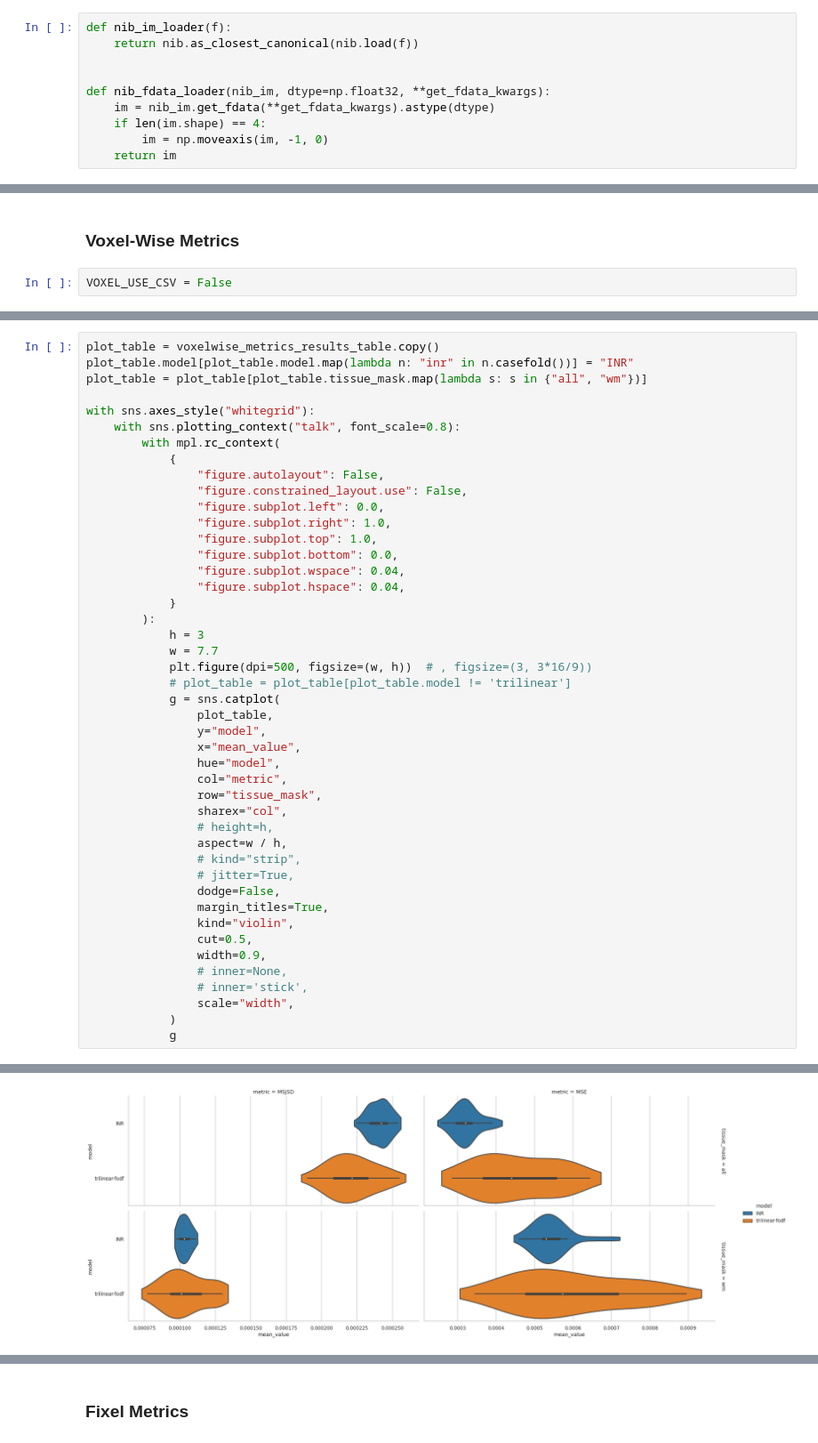
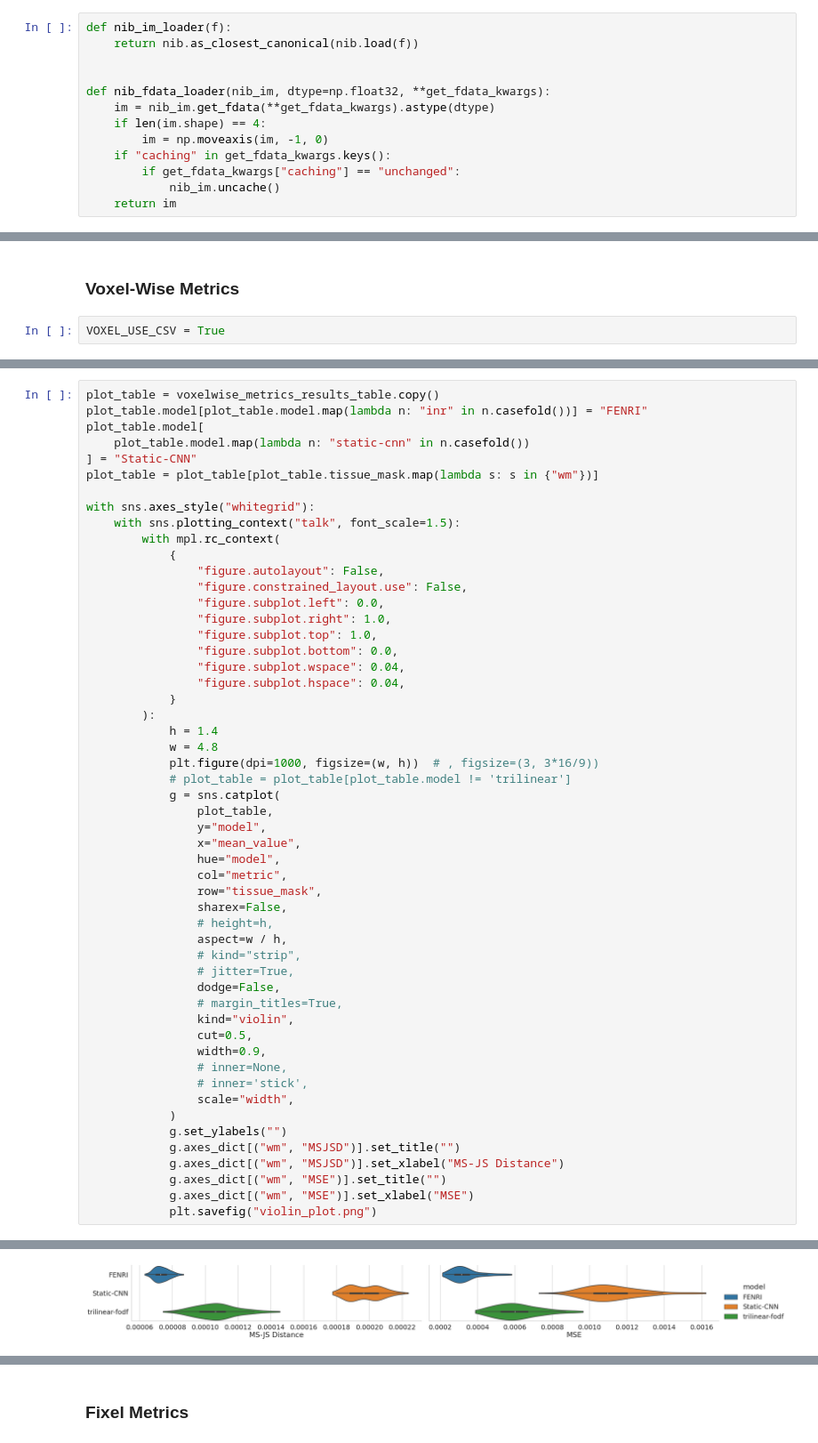
Before and after one commit to TylerSpears/fenri, a Jupyter notebook: notebooks/data_analysis/native_resolution_quant_comparison_results.ipynb, the cells around one changed output, grey strips where cells are left out. Shown at 89% size. Saved outputs shown, nothing was run; the diff lists cells and outputs as text.

```diff
--- a/notebooks/data_analysis/native_resolution_quant_comparison_results.ipynb
+++ b/notebooks/data_analysis/native_resolution_quant_comparison_results.ipynb
@@ -141,4 +141,7 @@ def nib_fdata_loader(nib_im, dtype=np.float32, **get_fdata_kwargs):
     im = nib_im.get_fdata(**get_fdata_kwargs).astype(dtype)
     if len(im.shape) == 4:
         im = np.moveaxis(im, -1, 0)
+    if "caching" in get_fdata_kwargs.keys():
+        if get_fdata_kwargs["caching"] == "unchanged":
+            nib_im.uncache()
     return im
@@ -722,7 +837,7 @@ def peak_arc_len(input_dirs: torch.Tensor, target_dirs: torch.Tensor):
 # %% [markdown]
 ### Voxel-Wise Metrics
 # %%
-VOXEL_USE_CSV = False
+VOXEL_USE_CSV = True
 # %%
 voxelwise_metrics_results_table = dict(
     subj_id=list(),
@@ -858,10 +959,13 @@ voxelwise_metrics_results_table[
 # %%
 plot_table = voxelwise_metrics_results_table.copy()
-plot_table.model[plot_table.model.map(lambda n: "inr" in n.casefold())] = "INR"
-plot_table = plot_table[plot_table.tissue_mask.map(lambda s: s in {"all", "wm"})]
+plot_table.model[plot_table.model.map(lambda n: "inr" in n.casefold())] = "FENRI"
+plot_table.model[
+    plot_table.model.map(lambda n: "static-cnn" in n.casefold())
+] = "Static-CNN"
+plot_table = plot_table[plot_table.tissue_mask.map(lambda s: s in {"wm"})]
 
 with sns.axes_style("whitegrid"):
-    with sns.plotting_context("talk", font_scale=0.8):
+    with sns.plotting_context("talk", font_scale=1.5):
         with mpl.rc_context(
             {
                 "figure.autolayout": False,
@@ -874,9 +978,9 @@ with sns.axes_style("whitegrid"):
                 "figure.subplot.hspace": 0.04,
             }
         ):
-            h = 3
-            w = 7.7
-            plt.figure(dpi=500, figsize=(w, h))  # , figsize=(3, 3*16/9))
+            h = 1.4
+            w = 4.8
+            plt.figure(dpi=1000, figsize=(w, h))  # , figsize=(3, 3*16/9))
             # plot_table = plot_table[plot_table.model != 'trilinear']
             g = sns.catplot(
                 plot_table,
@@ -885,13 +989,13 @@ with sns.axes_style("whitegrid"):
                 hue="model",
                 col="metric",
                 row="tissue_mask",
-                sharex="col",
+                sharex=False,
                 # height=h,
                 aspect=w / h,
                 # kind="strip",
                 # jitter=True,
                 dodge=False,
-                margin_titles=True,
+                # margin_titles=True,
                 kind="violin",
                 cut=0.5,
                 width=0.9,
@@ -899,5 +1003,10 @@ with sns.axes_style("whitegrid"):
                 # inner='stick',
                 scale="width",
             )
-            g
+            g.set_ylabels("")
+            g.axes_dict[("wm", "MSJSD")].set_title("")
+            g.axes_dict[("wm", "MSJSD")].set_xlabel("MS-JS Distance")
+            g.axes_dict[("wm", "MSE")].set_title("")
+            g.axes_dict[("wm", "MSE")].set_xlabel("MSE")
+            plt.savefig("violin_plot.png")
 # %% [output]
@@ -905,4 +1014,4 @@ with sns.axes_style("whitegrid"):
-[figure, old version]
+[figure, new version]
 # %%
 plot_table = voxelwise_metrics_results_table.copy()
 plot_table.model[plot_table.model.map(lambda n: "inr" in n.casefold())] = "INR"
```
Also changed, not shown: parts of 17 cells of this notebook, 9 other files.
